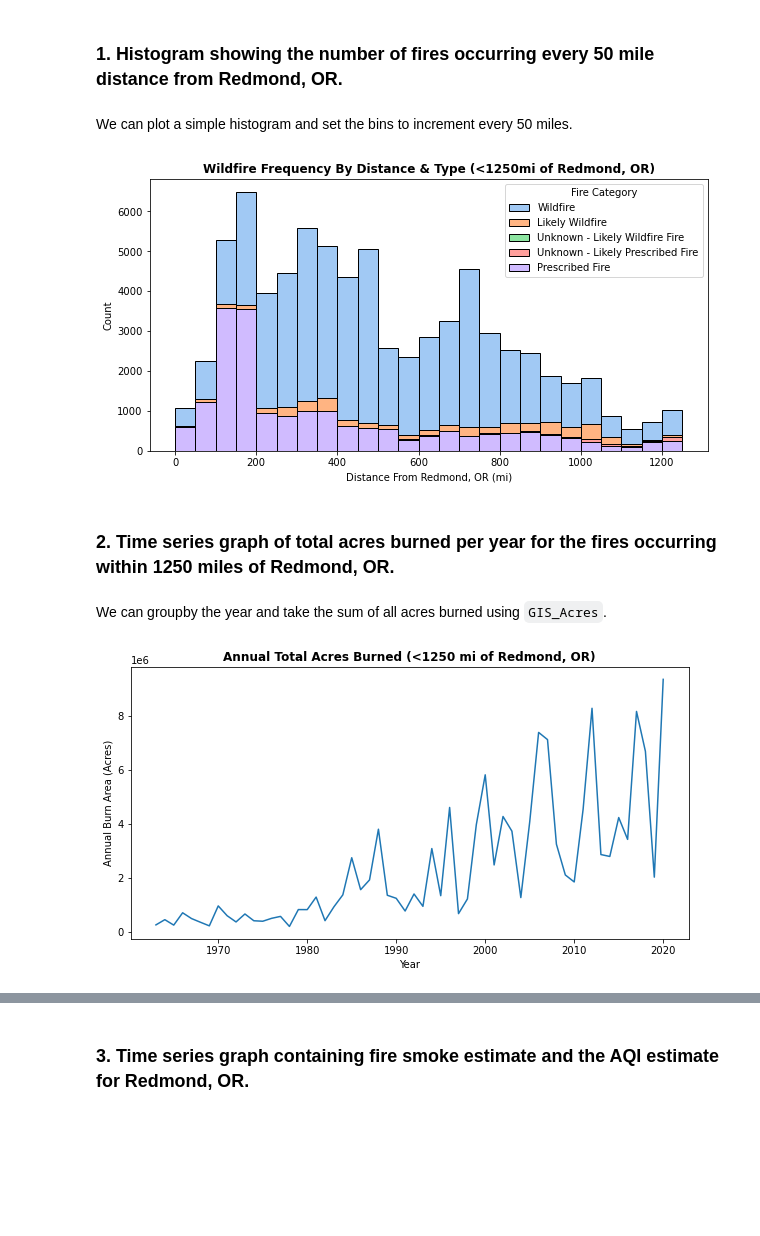
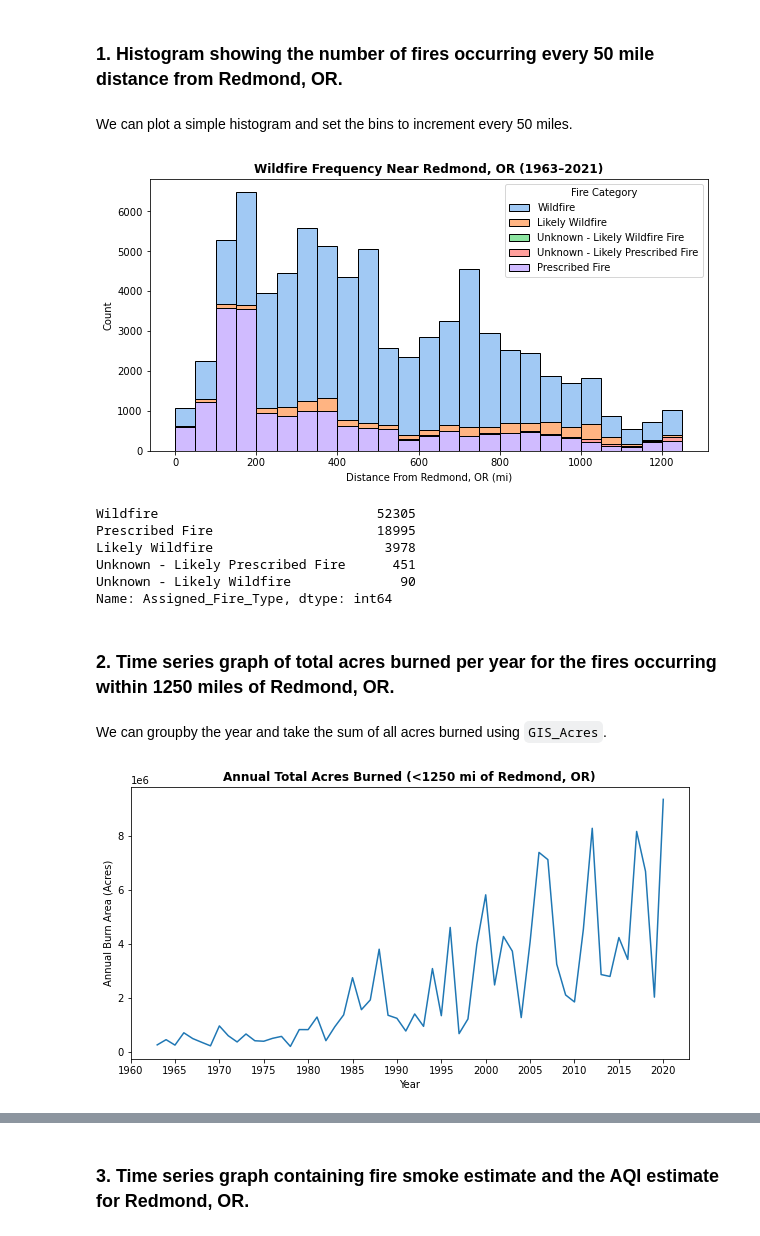
Before and after one commit to yashmanne/Wildfire-Analysis, a Jupyter notebook: analysis_part1-SmokeEstimates.ipynb, the cells around one changed output, grey strips where cells are left out. Saved outputs shown, nothing was run; the diff lists cells and outputs as text; code cells hidden in the pictures; blank space fills up the shorter version.

Commit message:
updated images

```diff
--- a/analysis_part1-SmokeEstimates.ipynb
+++ b/analysis_part1-SmokeEstimates.ipynb
@@ -808,44 +808,57 @@ It's actually not bad! The increasing trend is captured but it can't seem to com
 ---
 # %% [markdown]
 ### 1. Histogram showing the number of fires occurring every 50 mile distance from Redmond, OR.
-# %% [markdown]
-We can plot a simple histogram and set the bins to increment every 50 miles.
+# %% [markdown]
+We can plot a simple histogram and set the bins to increment every 50 miles.
 # %%
 # Histogram by fire type
 sns.set_palette('pastel')
 fig = plt.figure(figsize=(10,5))
 sns.histplot(data = redmond_subset, x='min_distance_city', hue='Assigned_Fire_Type',
     bins=range(0, 1250+1, 50), edgecolor='k', ax=fig.gca(), alpha=1, multiple='stack',
     hue_order=[
         "Wildfire",
         'Likely Wildfire',
         'Unknown - Likely Wildfire Fire',
         'Unknown - Likely Prescribed Fire',
         'Prescribed Fire']
 )
 # X label
 plt.xlabel("Distance From Redmond, OR (mi)")
 # Title
-plt.title("Wildfire Frequency By Distance & Type (<1250mi of Redmond, OR)", weight='bold')
+plt.title("Wildfire Frequency Near Redmond, OR (1963–2021)", weight='bold')
 ax = fig.gca()
 leg = ax.get_legend()
 leg.set_title("Fire Category")
 fig.savefig("./output/figure1-fires_freq_by_distance.png")
 # %% [output]
-[figure, old version]
+[figure, new version]
+# %%
+# get counts for each fire type
+redmond_subset['Assigned_Fire_Type'].value_counts()
+# %% [output]
+Wildfire                            52305
+Prescribed Fire                     18995
+Likely Wildfire                      3978
+Unknown - Likely Prescribed Fire      451
+Unknown - Likely Wildfire              90
+Name: Assigned_Fire_Type, dtype: int64
 # %% [markdown]
 ### 2. Time series graph of total acres burned per year for the fires occurring within 1250 miles of Redmond, OR.
-# %% [markdown]
-We can groupby the year and take the sum of all acres burned using `GIS_Acres`.
+# %% [markdown]
+We can groupby the year and take the sum of all acres burned using `GIS_Acres`.
 # %%
 # time series of burn frequency
 sns.set_palette("tab10")
 fig = plt.figure(figsize=(10,5))
 graph2 = redmond_subset[['Fire_Year', 'GIS_Acres']].groupby(by = 'Fire_Year').sum().reset_index()
 sns.lineplot(x= 'Fire_Year', y='GIS_Acres', data=graph2)
+ax = fig.gca()
+# ax.set_xlim(1962, 2023)
+ax.set_xticks(np.arange(1960, 2023, 5))
 plt.xlabel("Year")
 plt.ylabel("Annual Burn Area (Acres)")
 plt.title("Annual Total Acres Burned (<1250 mi of Redmond, OR)", weight='bold')
 fig.savefig("./output/figure2-annual_burn_over_time.png")
 # %% [output]
-[figure, old version]
+[figure, new version]
```
Also changed, not shown: parts of 80 cells of this notebook, 3 other files.
